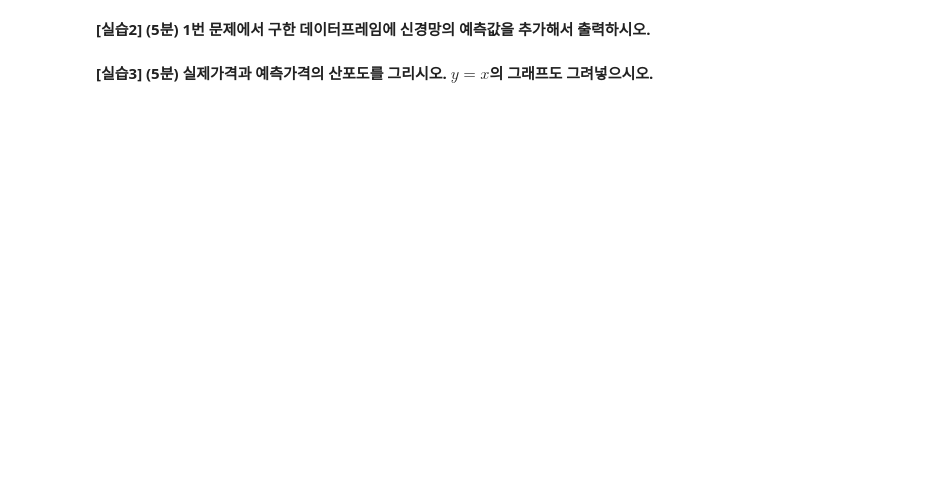
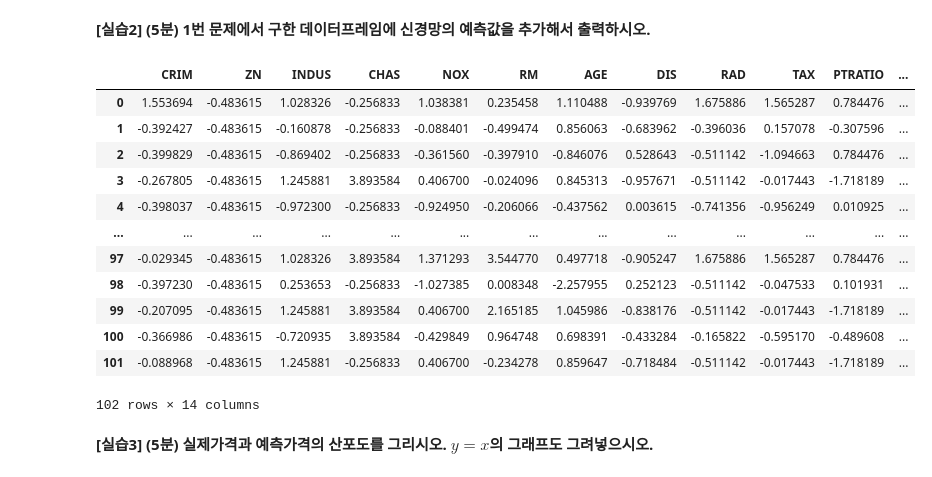
Before and after one commit to Onkihwan/study_on, a Jupyter notebook: 딥러닝2/4강 회귀 - 보스턴 주택가격.ipynb, the cells around one changed output. Saved outputs shown, nothing was run; the diff lists cells and outputs as text; code cells hidden in the pictures; blank space fills up the shorter version.

```diff
--- a/딥러닝2/4강 회귀 - 보스턴 주택가격.ipynb
+++ b/딥러닝2/4강 회귀 - 보스턴 주택가격.ipynb
@@ -281,4 +378,22 @@ print(f"실제가격 : {test_targets[0]}")
 # %% [markdown]
 **[실습2] (5분) 1번 문제에서 구한 데이터프레임에 신경망의 예측값을 추가해서 출력하시오.**
+# %%
+df2['Pred']  = predictions
+
+df2
+# %% [output]
+|  | CRIM | ZN | INDUS | CHAS | NOX | RM | AGE | DIS | RAD | TAX | PTRATIO | ... |
+| 0 | 1.553694 | -0.483615 | 1.028326 | -0.256833 | 1.038381 | 0.235458 | 1.110488 | -0.939769 | 1.675886 | 1.565287 | 0.784476 | ... |
+| 1 | -0.392427 | -0.483615 | -0.160878 | -0.256833 | -0.088401 | -0.499474 | 0.856063 | -0.683962 | -0.396036 | 0.157078 | -0.307596 | ... |
+| 2 | -0.399829 | -0.483615 | -0.869402 | -0.256833 | -0.361560 | -0.397910 | -0.846076 | 0.528643 | -0.511142 | -1.094663 | 0.784476 | ... |
+| 3 | -0.267805 | -0.483615 | 1.245881 | 3.893584 | 0.406700 | -0.024096 | 0.845313 | -0.957671 | -0.511142 | -0.017443 | -1.718189 | ... |
+| 4 | -0.398037 | -0.483615 | -0.972300 | -0.256833 | -0.924950 | -0.206066 | -0.437562 | 0.003615 | -0.741356 | -0.956249 | 0.010925 | ... |
+| ... | ... | ... | ... | ... | ... | ... | ... | ... | ... | ... | ... | ... |
+| 97 | -0.029345 | -0.483615 | 1.028326 | 3.893584 | 1.371293 | 3.544770 | 0.497718 | -0.905247 | 1.675886 | 1.565287 | 0.784476 | ... |
+| 98 | -0.397230 | -0.483615 | 0.253653 | -0.256833 | -1.027385 | 0.008348 | -2.257955 | 0.252123 | -0.511142 | -0.047533 | 0.101931 | ... |
+| 99 | -0.207095 | -0.483615 | 1.245881 | 3.893584 | 0.406700 | 2.165185 | 1.045986 | -0.838176 | -0.511142 | -0.017443 | -1.718189 | ... |
+| 100 | -0.366986 | -0.483615 | -0.720935 | 3.893584 | -0.429849 | 0.964748 | 0.698391 | -0.433284 | -0.165822 | -0.595170 | -0.489608 | ... |
+| 101 | -0.088968 | -0.483615 | 1.245881 | -0.256833 | 0.406700 | -0.234278 | 0.859647 | -0.718484 | -0.511142 | -0.017443 | -1.718189 | ... |
+102 rows × 14 columns
 # %% [markdown]
 **[실습3] (5분) 실제가격과 예측가격의 산포도를 그리시오. $y=x$의 그래프도 그려넣으시오.**
```
Also changed, not shown: parts of 21 cells of this notebook, 12 other files.
